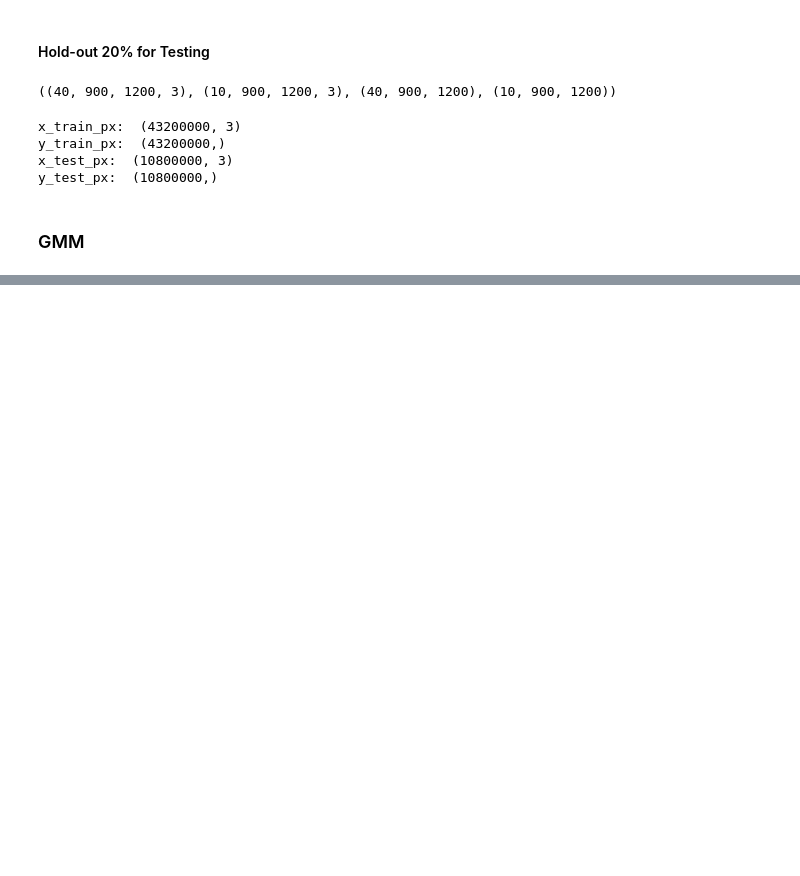
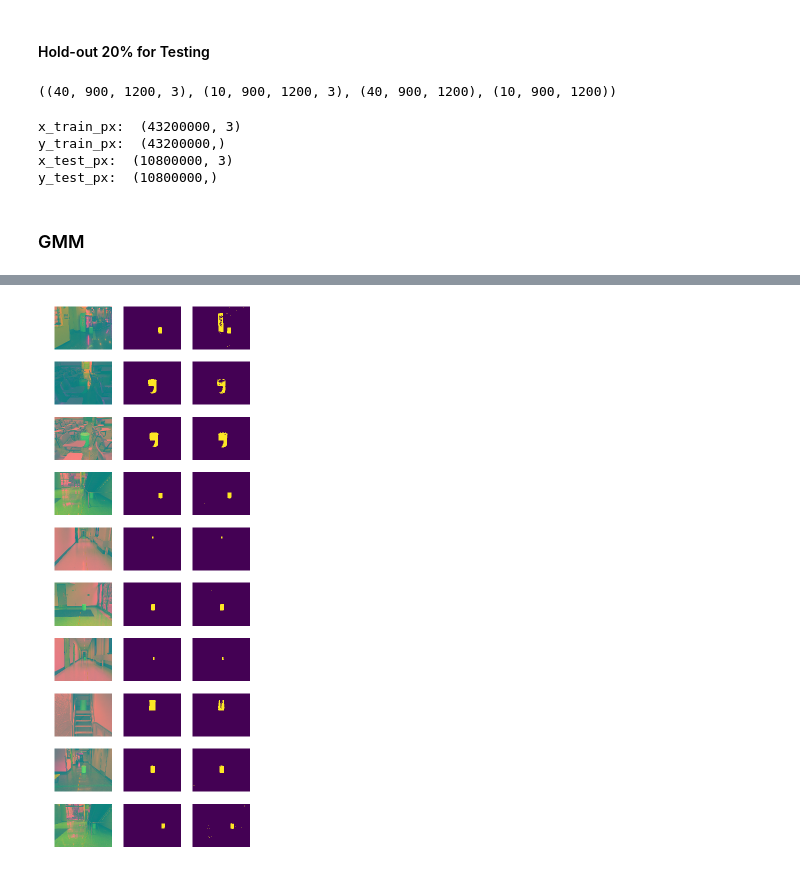
Before and after one commit to ctc316/red-barrel-challenge, a Jupyter notebook: notebook.ipynb, the cells around one changed output, grey strips where cells are left out. Drawn from its saved outputs; the diff is of its cells as text; code cells hidden in the pictures; blank space fills up the shorter version.

```diff
--- a/notebook.ipynb
+++ b/notebook.ipynb
@@ -98,9 +102,6 @@ y_test_px:  (10800000,)
 # %%
 %%time
 
-model = GaussianMixture(n_components=10)
+model = GaussianMixture(n_components=7)
 model.fit([x_train_px[i] for i in range(len(x_train_px)) if y_train_px[i]])
-
-# model = GaussianMixture(n_components=2)
-# model.fit(x_train_px, y_train_px)
 # %% [output]
@@ -109,6 +110,8 @@ Wall time: 51.4 s
 # %%
+%%time
+
 predicts = []
-THRESH = -12
+THRESH = -14.5
 N_ROW = 900
 N_COL = 1200
 for i in range(len(x_test)):
@@ -130,3 +133,4 @@ for i in range(len(y_test)):
     plt.subplot(PLT_ROW, PLT_COL, i * PLT_COL + 3)
     plt.imshow(predicts[i])
     plt.axis("off")
+# %% [output]
@@ -132,0 +139 @@ for i in range(len(y_test)):
+[figure, added]
```
Also changed, not shown: parts of 6 cells of this notebook, 1 other file.
